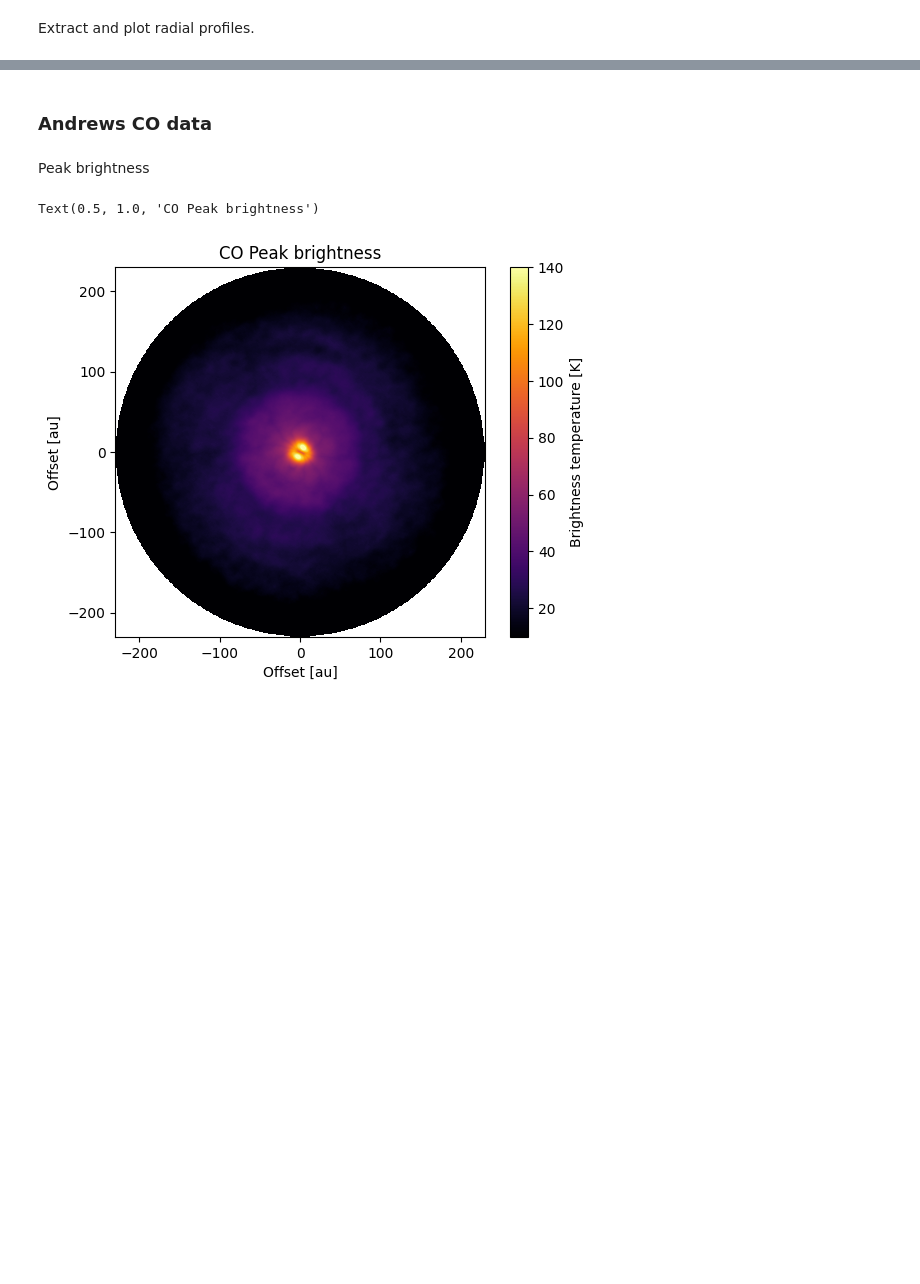
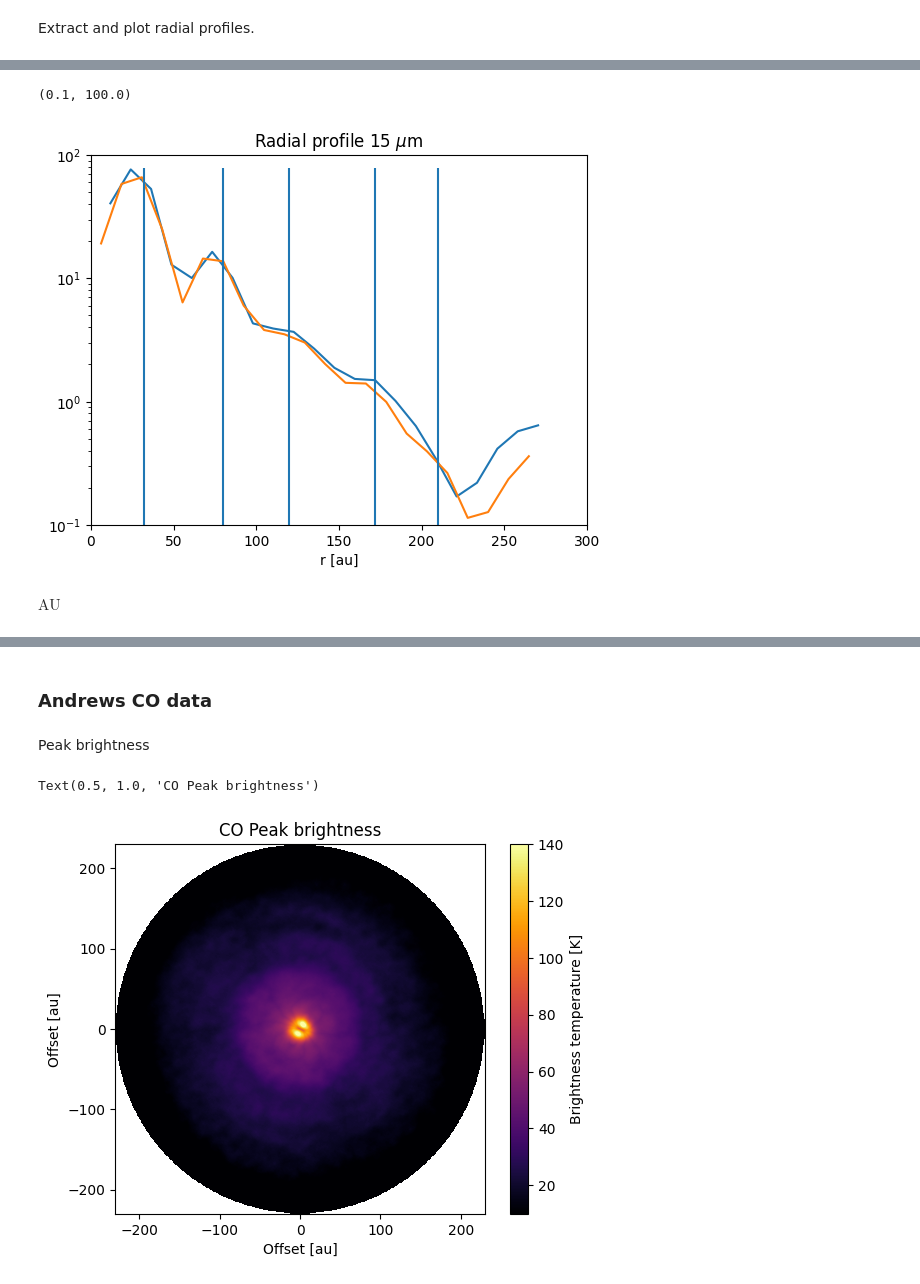
Before and after one commit to rfranceschi/disksimtool, a Jupyter notebook: observation_quicklook.ipynb, the cells around one changed output, grey strips where cells are left out. Saved outputs shown, nothing was run; the diff lists cells and outputs as text; code cells hidden in the pictures; blank space fills up the shorter version.

```diff
--- a/observation_quicklook.ipynb
+++ b/observation_quicklook.ipynb
@@ -156,2 +162,24 @@ Text(0.5, 1.0, 'Mask for 15 $\\mu$m image')
 # %% [markdown]
 Extract and plot radial profiles.
+# %%
+f, ax = plt.subplots()
+
+profiles_ant = {}
+for _key, _mask in masks.items():
+    x_ant, y_ant, dy_ant = imcube_ant.radial_profile(inc=incl, PA=PA, **_mask)
+    #  The profiles are slightly offset, re-aline by shifting the x coordinate.
+    if _key == 'A':
+        x_ant += 0.1
+    profiles_ant[_key] = {'x': x_ant, 'y': y_ant, 'dy': dy_ant}
+    x_ant = ((x_ant * u.arcsec).to_value(u.rad, equivalencies=u.dimensionless_angles()) * distance).to(u.au)
+    profiles_ant[_key]['x'] = x_ant
+    ax.semilogy(x_ant, y_ant)
+
+rings_loc = [32, 80, 120, 172, 210]
+ax.vlines(rings_loc, 0.3 * y_ant.min(), 1.2 * y_ant.max())
+
+ax.set_xlabel('r [au]')
+ax.set_title(r'Radial profile 15 $\mu$m')
+ax.set_xlim(0, 300)
+ax.set_ylim(1e-1, 1e2)
+# %% [output]
@@ -158 +190,7 @@ Extract and plot radial profiles.
+(0.1, 100.0)
+[figure, added]
+# %%
+profiles_ant['A']['x'].unit
+# %% [output]
+$\mathrm{AU}$
 # %%
```
Also changed, not shown: parts of 9 cells of this notebook, 4 other files.
